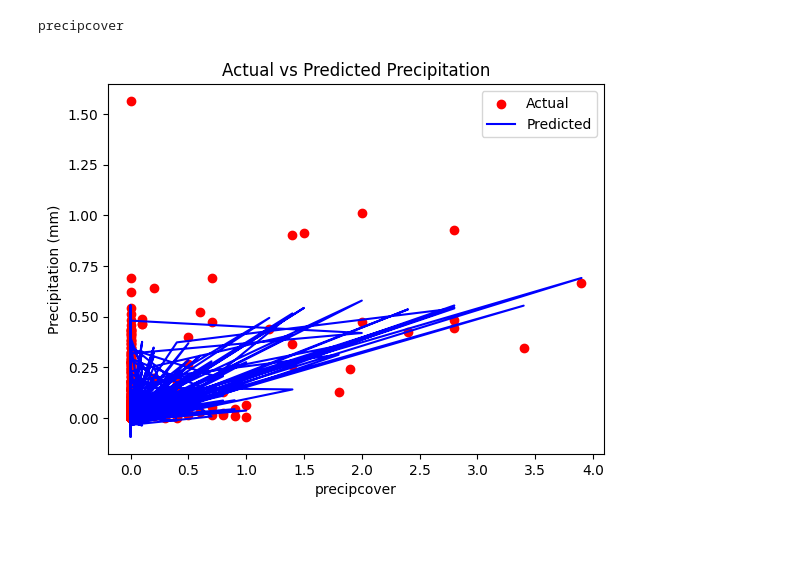
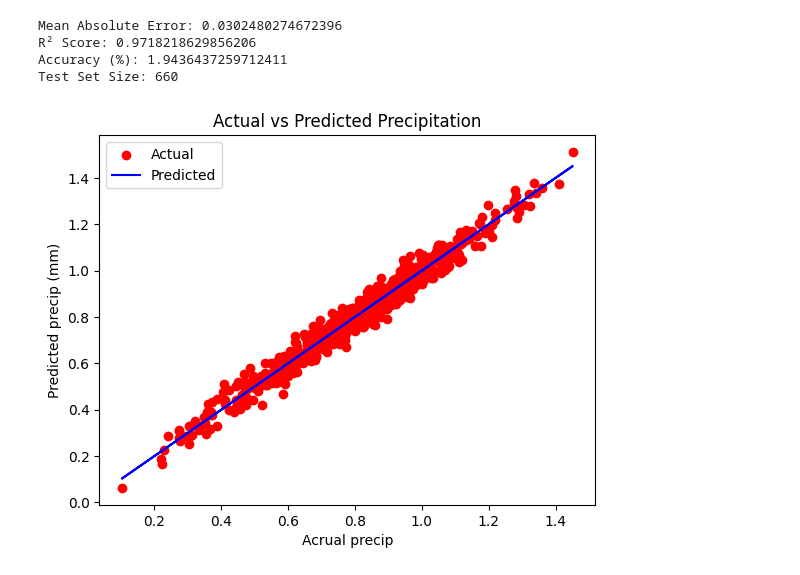
Before and after one commit to polomi1346/Rainfall_prediction-2, a Jupyter notebook: RainPrediction.ipynb, the cells around one changed output. Cells and saved outputs as stored; diff of their text form; code cells hidden in the pictures; blank space fills up the shorter version.

Commit message:
final commit after plot achieved

```diff
--- a/RainPrediction.ipynb
+++ b/RainPrediction.ipynb
@@ -8,7 +10,7 @@ import matplotlib.pyplot as plt
 # %%
 # loading the data from csv file to a pandas dataframe
 
-Rain_data = pd.read_csv('Rainfall_Data_Germany_Complete.csv')
+Rain_data = pd.read_csv('Rainfall-Dataset.csv')
 
 print(Rain_data.columns)
 print(Rain_data.dtypes)
@@ -33,16 +31,16 @@ dtype: object
 # %%
 #dropping columns with object type because it can crash the algorithm
 
-Rain_data = Rain_data.drop(columns=['datetime', 'preciptype'])  # Example only — use real names from above
+# Rain_data = Rain_data.drop(columns=['datetime', 'preciptype'])  # Example only — use real names from above
 # %%
-#important columns with object type will be encoded since its needed for prediction, cant be deleted.
-Rain_data['name'] = pd.factorize(Rain_data['name'])[0]
-Rain_data['sunrise'] = pd.factorize(Rain_data['sunrise'])[0]
-Rain_data['sunset'] = pd.factorize(Rain_data['sunset'])[0]
-Rain_data['conditions'] = pd.factorize(Rain_data['conditions'])[0]
-Rain_data['description'] = pd.factorize(Rain_data['description'])[0]
-Rain_data['icon'] = pd.factorize(Rain_data['icon'])[0]
-Rain_data['stations'] = pd.factorize(Rain_data['stations'])[0]
+# #important columns with object type will be encoded since its needed for prediction, cant be deleted.
+# Rain_data['name'] = pd.factorize(Rain_data['name'])[0]
+# Rain_data['sunrise'] = pd.factorize(Rain_data['sunrise'])[0]
+# Rain_data['sunset'] = pd.factorize(Rain_data['sunset'])[0]
+# Rain_data['conditions'] = pd.factorize(Rain_data['conditions'])[0]
+# Rain_data['description'] = pd.factorize(Rain_data['description'])[0]
+# Rain_data['icon'] = pd.factorize(Rain_data['icon'])[0]
+# Rain_data['stations'] = pd.factorize(Rain_data['stations'])[0]
 # %%
 # printing the first 5 columns of the dataframe
 R= Rain_data.head()
@@ -120,7 +132,0 @@ print(test_data_prediction)
-# %%
-# Its selecting index of the column for x-axis
-feature_index = 11  # For example, precipcover hence it says about the x axis
-print(Rain_data.columns[feature_index])
-X_test_feature = X_test[:, feature_index]
-# %% [output]
-precipcover
@@ -127,19 +139,30 @@ precipcover
+# %%
+print("Mean Absolute Error:", err)
+print("R² Score:", r2score)
+print("Accuracy (%):", acc)
+print("Test Set Size:", len(Y_test))
+# %% [output]
+Mean Absolute Error: 0.0302480274672396
+R² Score: 0.9718218629856206
+Accuracy (%): 1.9436437259712411
+Test Set Size: 660
 # %%
 # plot the scatter plot
-plt.scatter(X_test_feature, Y_test, color='red', label="Actual")
+plt.scatter(Y_test, test_data_prediction, color='red', label="Actual")
 
 # Plot the predictions
-plt.plot(X_test_feature, test_data_prediction, color='blue', label="Predicted")
+#plt.plot(X_test_feature, test_data_prediction, color='blue', label="Predicted")
+plt.plot(Y_test, Y_test, color='blue', label="Predicted")
 
 # Adding labels and title
-plt.xlabel(Rain_data.columns[feature_index])
-plt.ylabel('Precipitation (mm)')
+plt.xlabel('Acrual precip')
+plt.ylabel('Predicted precip (mm)')
 plt.title('Actual vs Predicted Precipitation')
 
 # Add legend
 plt.legend()
 
 # Show the plot
 plt.show()
 # %% [output]
-[figure, old version]
+[figure, new version]
```
Also changed, not shown: parts of 7 cells of this notebook, 2 other files.
